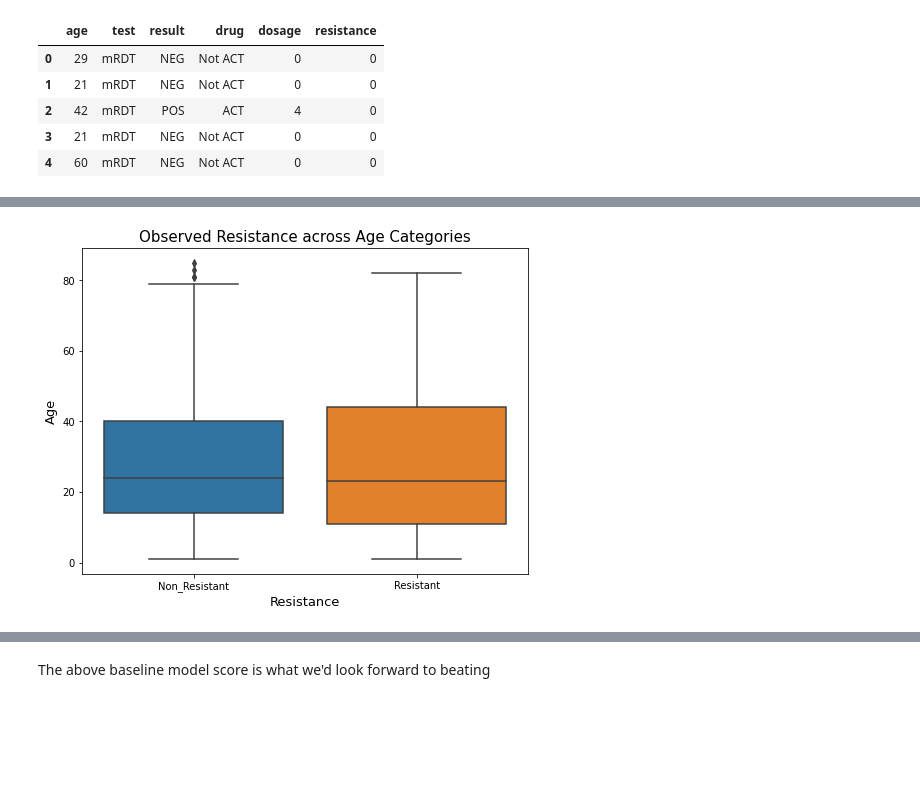
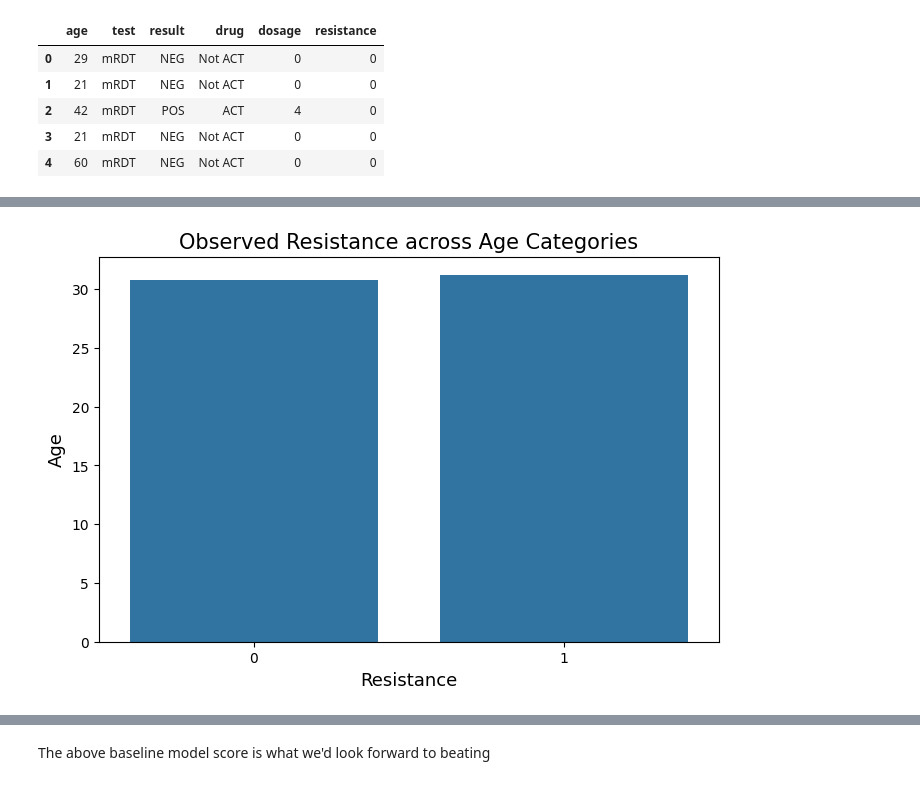
Before and after one commit to Sordhiq/Malaria_Classification, a Jupyter notebook: classification_model.ipynb, the cells around one changed output, grey strips where cells are left out. Saved outputs shown, nothing was run; the diff lists cells and outputs as text; code cells hidden in the pictures; blank space fills up the shorter version.

```diff
--- a/classification_model.ipynb
+++ b/classification_model.ipynb
@@ -82,8 +84,8 @@ plt.title("Age Distribution", fontsize=15);
 # %%
 # Create a filter to trim off the outlier ages, cap max age to 85years and reassign the trimmed data to 'df'
 
-df = (df[df["age"] < 86])
-df.head()
+df1 = (df[df["age"] < 86])
+df1.head()
 # %% [output]
 |  | age | test | result | drug | dosage | resistance |
 | 0 | 29 | mRDT | NEG | Not ACT | 0 | 0 |
@@ -201,14 +217,14 @@ for i in df.resistance:
 # %%
 #
 
-plt.figure(figsize=(8, 6))
-sns.boxplot(data=df, x=label, y="age");
+plt.figure(figsize=(8, 5))
+sns.barplot(data=df, x="resistance", y="age", ci=False);
 
 plt.xlabel("Resistance" , fontsize=13)
 plt.ylabel("Age", fontsize=13)
 plt.title("Observed Resistance across Age Categories", fontsize=15);
 # %% [output]
-[figure, old version]
+[figure, new version]
 # %%
 #
 
```
Also changed, not shown: parts of 67 cells of this notebook.
